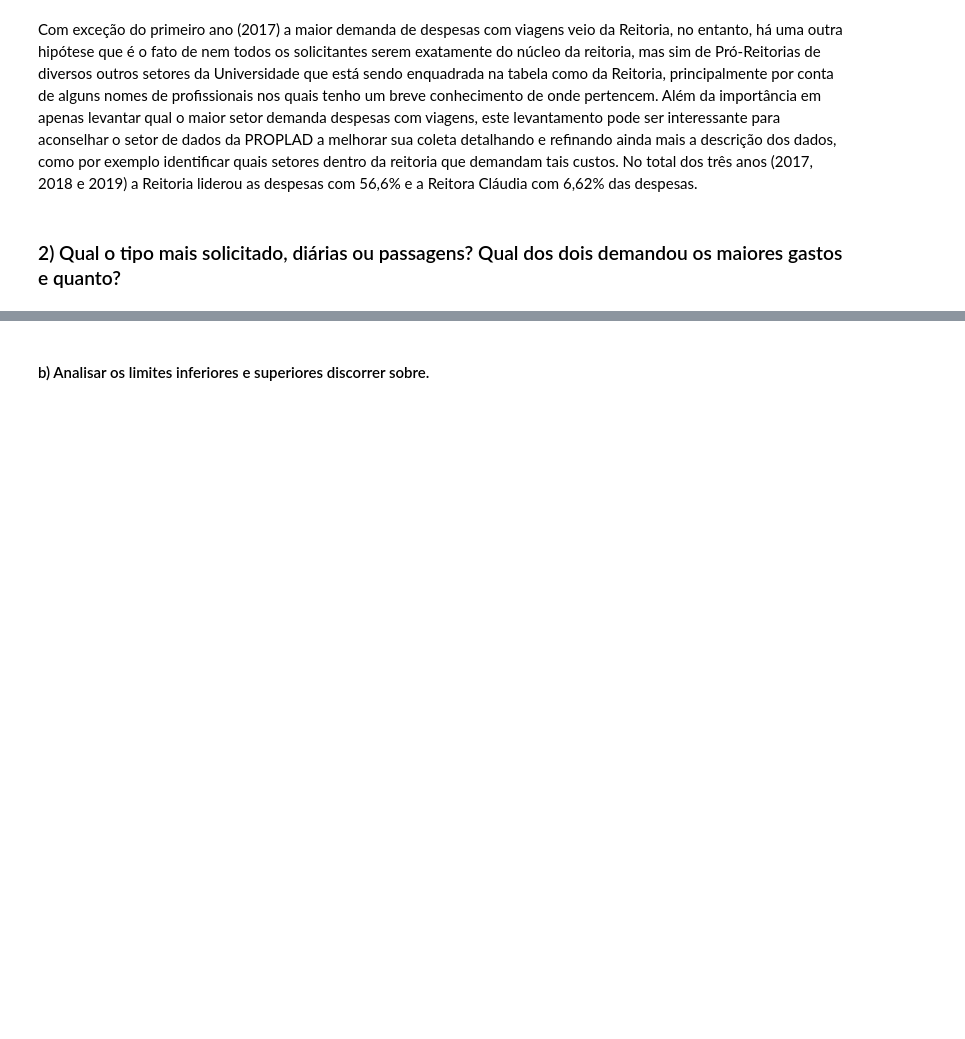
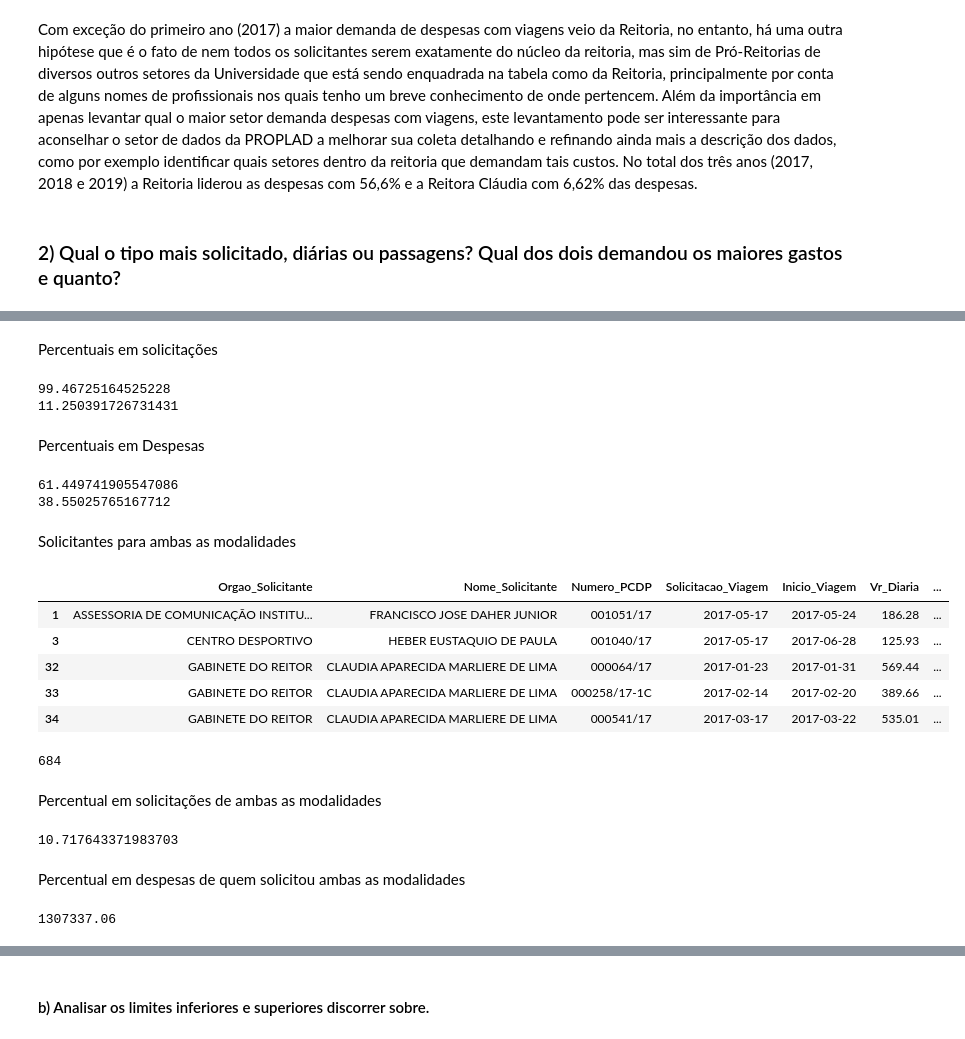
Before and after one commit to PedroSouzaDS/Traveling-Costs-Issue, a Jupyter notebook: Exploring_analysis/Análise_exploratoria.ipynb, the cells around one changed output, grey strips where cells are left out. Drawn from its saved outputs; the diff is of its cells as text; code cells hidden in the pictures; blank space fills up the shorter version.

```diff
--- a/Exploring_analysis/Análise_exploratoria.ipynb
+++ b/Exploring_analysis/Análise_exploratoria.ipynb
@@ -362,0 +422,44 @@ Com exceção do primeiro ano (2017) a maior demanda de despesas com viagens vei
+# %% [markdown]
+Percentuais em solicitações
+# %%
+print((6348/6382)*100) # Percentual de Diárias
+print((718/6382)*100) # Percentual de Passagens
+# %% [output]
+99.46725164525228
+11.250391726731431
+# %% [markdown]
+Percentuais em Despesas
+# %%
+print((1387829.75/2258479.38)*100)# Percentual despesas Diárias
+print((870649.62/2258479.38)*100) # Percentual despesas Passagens
+# %% [output]
+61.449741905547086
+38.55025765167712
+# %% [markdown]
+Solicitantes para ambas as modalidades
+# %%
+df[(df.Vr_Diaria != 0) & (df.Vr_Passagem != 0)].head()
+# %% [output]
+|  | Orgao_Solicitante | Nome_Solicitante | Numero_PCDP | Solicitacao_Viagem | Inicio_Viagem | Vr_Diaria | ... |
+| 1 | ASSESSORIA DE COMUNICAÇÃO INSTITU... | FRANCISCO JOSE DAHER JUNIOR | 001051/17 | 2017-05-17 | 2017-05-24 | 186.28 | ... |
+| 3 | CENTRO DESPORTIVO | HEBER EUSTAQUIO DE PAULA | 001040/17 | 2017-05-17 | 2017-06-28 | 125.93 | ... |
+| 32 | GABINETE DO REITOR | CLAUDIA APARECIDA MARLIERE DE LIMA | 000064/17 | 2017-01-23 | 2017-01-31 | 569.44 | ... |
+| 33 | GABINETE DO REITOR | CLAUDIA APARECIDA MARLIERE DE LIMA | 000258/17-1C | 2017-02-14 | 2017-02-20 | 389.66 | ... |
+| 34 | GABINETE DO REITOR | CLAUDIA APARECIDA MARLIERE DE LIMA | 000541/17 | 2017-03-17 | 2017-03-22 | 535.01 | ... |
+# %%
+len(df[(df.Vr_Diaria != 0) & (df.Vr_Passagem != 0)]) # Quantidade que solicitou amabas as modalidades
+# %% [output]
+684
+# %% [markdown]
+Percentual em solicitações de ambas as modalidades
+# %%
+print((684/6382)*100)
+# %% [output]
+10.717643371983703
+# %% [markdown]
+Percentual em despesas de quem solicitou ambas as modalidades
+# %%
+double = df[(df.Vr_Diaria != 0) & (df.Vr_Passagem != 0)]
+print(double.Vr_Diaria.sum() + double.Vr_Passagem.sum())
+# %% [output]
+1307337.06
```
Also changed, not shown: parts of 22 cells of this notebook.
